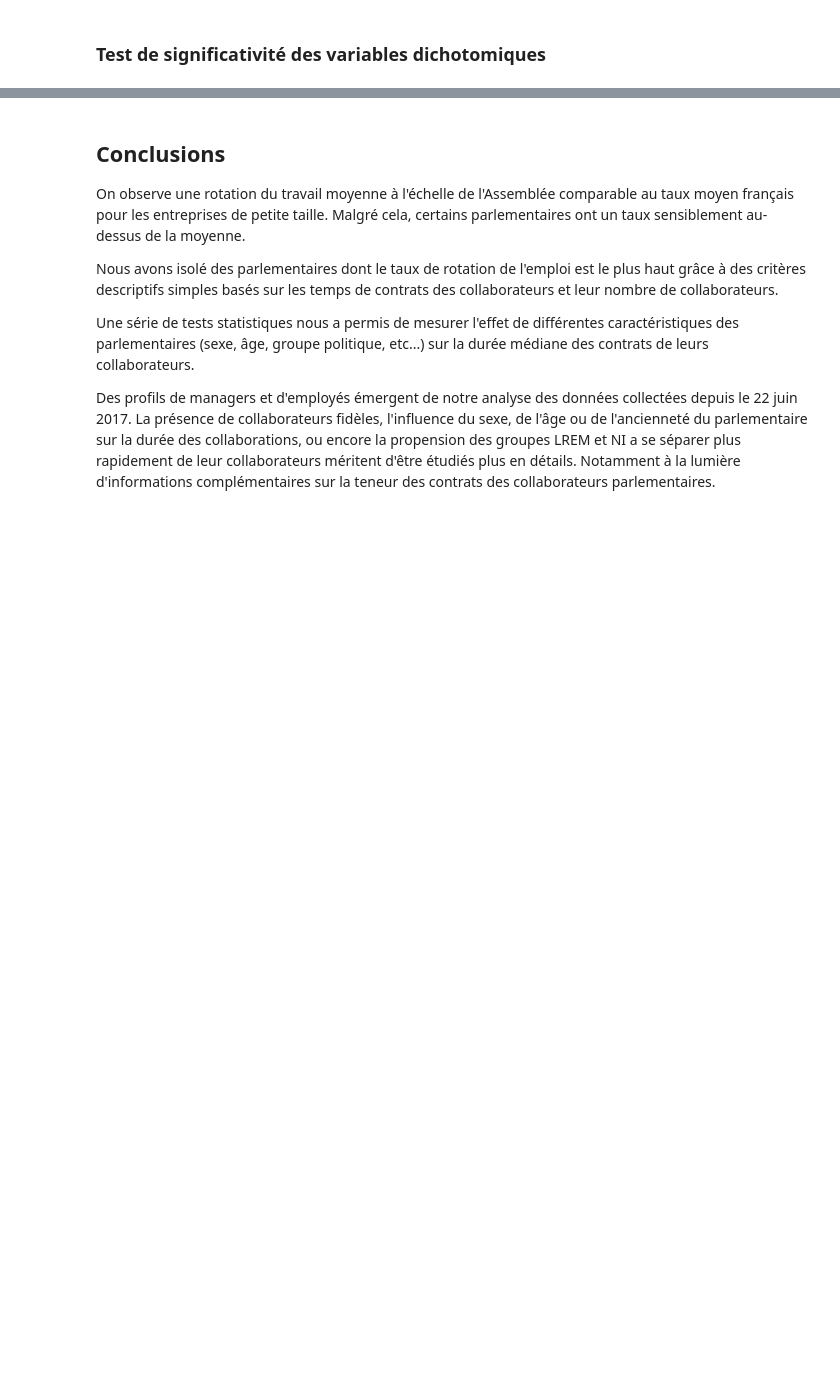
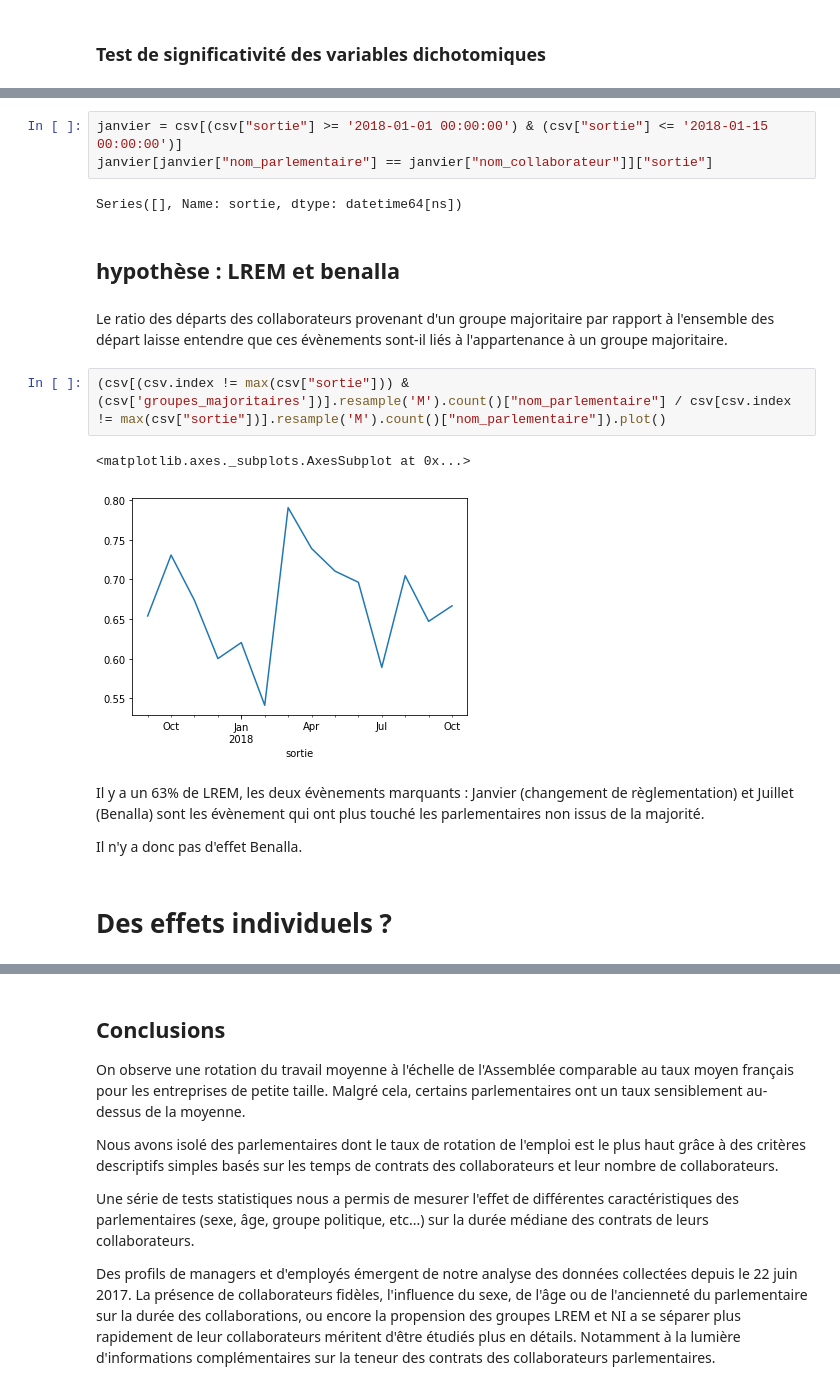
Before and after one commit to regardscitoyens/Collaborateurs-Parlement, a Jupyter notebook: exploitations/turnover.ipynb, the cells around one changed output, grey strips where cells are left out. Drawn from its saved outputs; the diff is of its cells as text; blank space fills up the shorter version.

Commit message:
Réorganisation du notebook + travail sur l'effet casting

```diff
--- a/exploitations/turnover.ipynb
+++ b/exploitations/turnover.ipynb
@@ -643,0 +481,20 @@ ratio_contrat_mandat : slope:0.000719, intercept:0.412562,
+# %%
+janvier = csv[(csv["sortie"] >= '2018-01-01 00:00:00') & (csv["sortie"] <= '2018-01-15 00:00:00')]
+janvier[janvier["nom_parlementaire"] == janvier["nom_collaborateur"]]["sortie"]
+# %% [output]
+Series([], Name: sortie, dtype: datetime64[ns])
+# %% [markdown]
+## hypothèse : LREM et benalla
+# %% [markdown]
+Le ratio des départs des collaborateurs provenant d'un groupe majoritaire par rapport à l'ensemble des départ laisse entendre que ces évènements sont-il liés à l'appartenance à un groupe majoritaire.
+# %%
+(csv[(csv.index != max(csv["sortie"])) & (csv['groupes_majoritaires'])].resample('M').count()["nom_parlementaire"] / csv[csv.index != max(csv["sortie"])].resample('M').count()["nom_parlementaire"]).plot()
+# %% [output]
+<matplotlib.axes._subplots.AxesSubplot at 0x...>
+[figure, added]
+# %% [markdown]
+Il y a un 63% de LREM, les deux évènements marquants : Janvier (changement de règlementation) et Juillet (Benalla) sont les évènement qui ont plus touché les parlementaires non issus de la majorité.
+
+Il n'y a donc pas d'effet Benalla.
+# %% [markdown]
+# Des effets individuels ?
```
Also changed, not shown: parts of 65 cells of this notebook.
